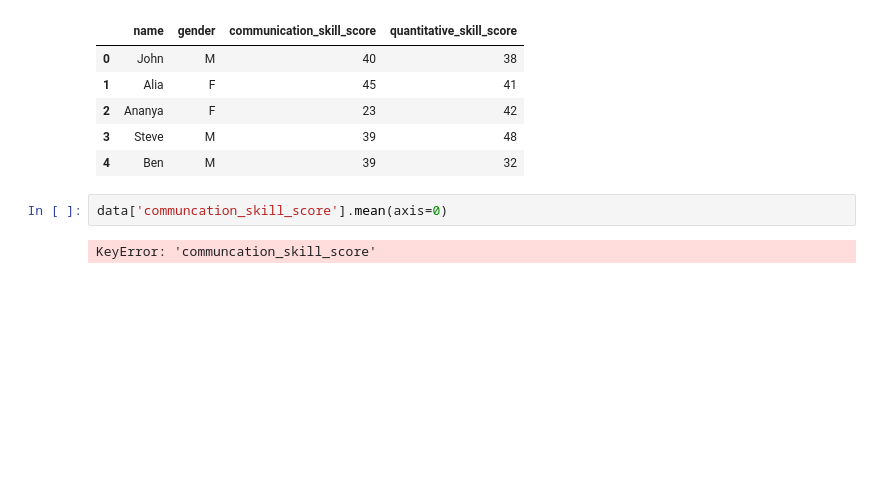
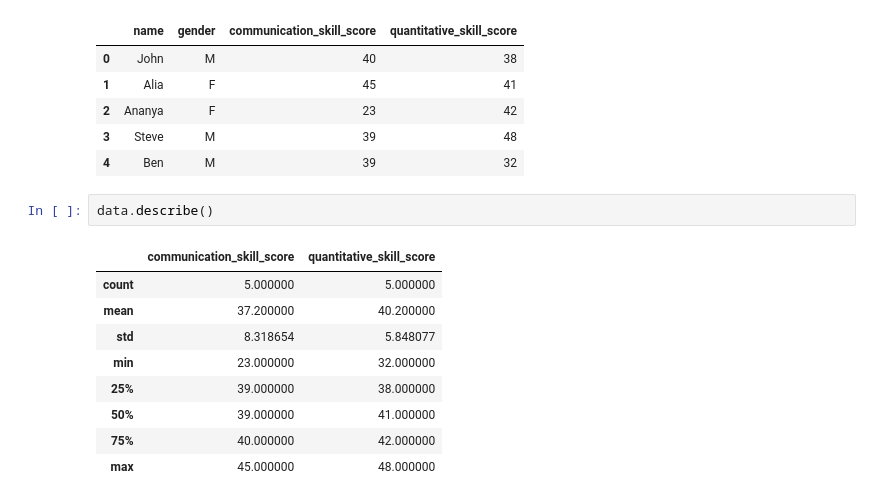
Before and after one commit to masinde70/Stats, a Jupyter notebook: model_selection.ipynb, the cells around one changed output. Drawn from its saved outputs; the diff is of its cells as text; blank space fills up the shorter version.

```diff
--- a/model_selection.ipynb
+++ b/model_selection.ipynb
@@ -88,6 +88,14 @@ data.head()
 | 3 | Steve | M | 39 | 48 |
 | 4 | Ben | M | 39 | 32 |
 # %%
-data['communcation_skill_score'].mean(axis=0)
+data.describe()
 # %% [output]
-KeyError: 'communcation_skill_score'
+|  | communication_skill_score | quantitative_skill_score |
+| count | 5.000000 | 5.000000 |
+| mean | 37.200000 | 40.200000 |
+| std | 8.318654 | 5.848077 |
+| min | 23.000000 | 32.000000 |
+| 25% | 39.000000 | 38.000000 |
+| 50% | 39.000000 | 41.000000 |
+| 75% | 40.000000 | 42.000000 |
+| max | 45.000000 | 48.000000 |
```
Also changed, not shown: parts of 2 cells of this notebook.
